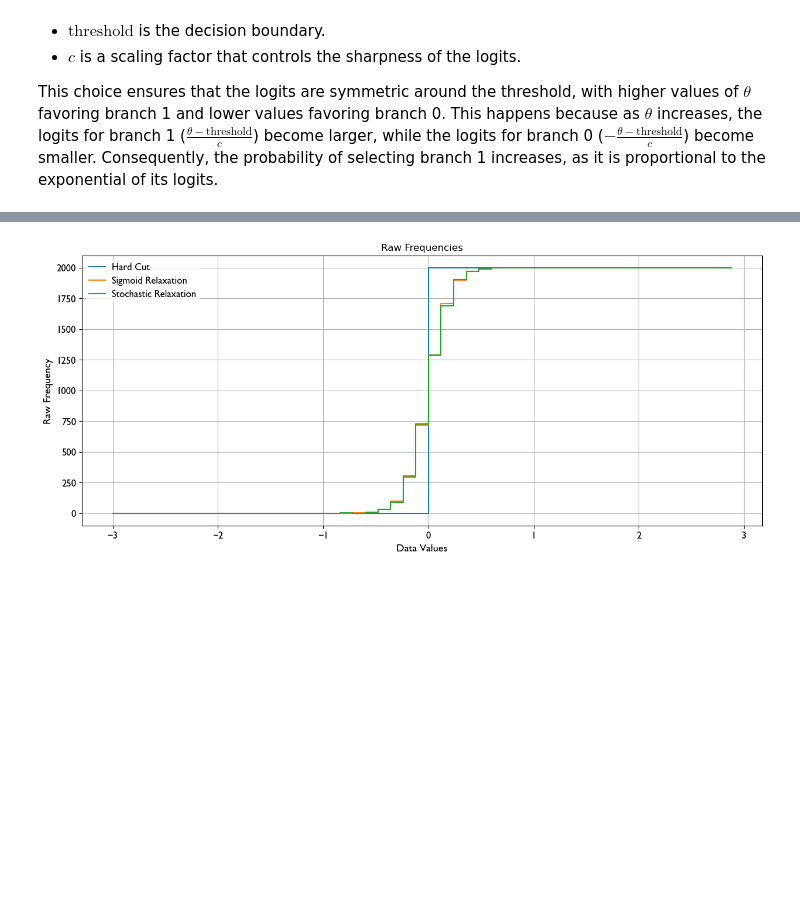
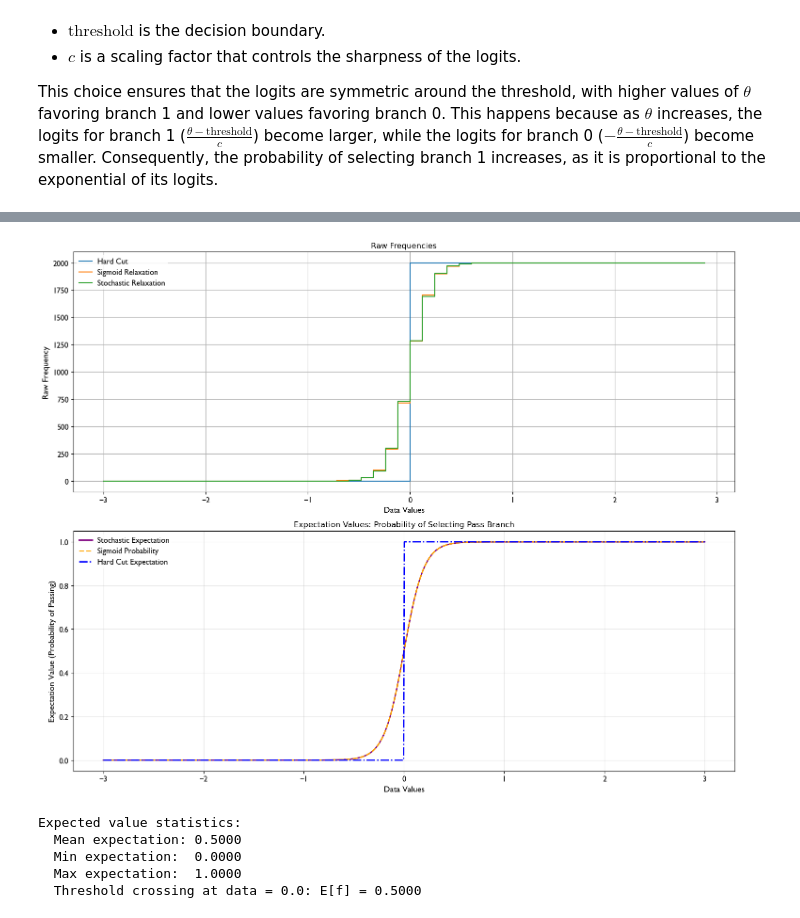
Before and after one commit to MoAly98/mellowgate, a Jupyter notebook: tutorial_cut_relaxation.ipynb, the cells around one changed output, grey strips where cells are left out. Saved outputs shown, nothing was run; the diff lists cells and outputs as text; code cells hidden in the pictures; blank space fills up the shorter version.

```diff
--- a/tutorial_cut_relaxation.ipynb
+++ b/tutorial_cut_relaxation.ipynb
@@ -182,7 +180,7 @@ data = jnp.linspace(-3, 3, 100000)
 # %%
 # Apply cuts
 hard_cut_result = data[data > threshold]
-sigmoid_weights = 1 / (1 + jnp.exp(-10 * (data - threshold)))
+sigmoid_weights = 1 / (1 + jnp.exp(-(data - threshold)/temp))
 sigmoid_result = data
 
 # Sample branch indices using mellowgate
@@ -195,28 +193,67 @@ sampled_branch_indices = problem.sample_branch(data, num_samples=num_samples, ke
 pass_mask = sampled_branch_indices.flatten() == 0
 stochastic_result = data[pass_mask]
 # %%
-fig, ax1 = plt.subplots(1, 1, figsize=(15, 6))
+fig, (ax1, ax2) = plt.subplots(2, 1, figsize=(15, 12))
 
-# Left plot: Raw frequencies
+# Top plot: Raw frequencies
 bins = jnp.linspace(-3, 3, 51)
 hard_cut_counts, hard_cut_bins = jnp.histogram(hard_cut_result, bins=bins)
 ax1.plot(hard_cut_bins[:-1], hard_cut_counts, label="Hard Cut", drawstyle="steps-post")
 
 sigmoid_counts, sigmoid_bins = jnp.histogram(sigmoid_result, bins=bins, weights=sigmoid_weights)
 ax1.plot(sigmoid_bins[:-1], sigmoid_counts, label="Sigmoid Relaxation", drawstyle="steps-post")
 
 stochastic_counts, stochastic_bins = jnp.histogram(stochastic_result, bins=bins)
 ax1.plot(stochastic_bins[:-1], stochastic_counts, label="Stochastic Relaxation", drawstyle="steps-post")
 
 ax1.set_xlabel("Data Values")
 ax1.set_ylabel("Raw Frequency")
 ax1.legend(fontsize=10)
 ax1.grid(True)
 ax1.set_title("Raw Frequencies")
 
 apply_gill_sans_font(ax1, legloc="upper left")
+
+# Bottom plot: Expectation values (probability of passing)
+# Compute expectation values for a subset of data for cleaner visualization
+data_subset = jnp.linspace(-3, 3, 1000)
+expected_values = problem.compute_expected_value(data_subset)
+
+# Also compute the sigmoid probability for comparison
+sigmoid_probs = 1 / (1 + jnp.exp(-(data_subset - threshold)/temp))
+
+# Hard cut expectation (step function)
+hard_cut_expectation = (data_subset > threshold).astype(float)
+
+ax2.plot(data_subset, expected_values, label="Stochastic Expectation", color="purple", linewidth=2)
+ax2.plot(data_subset, sigmoid_probs, label="Sigmoid Probability", color="orange", linewidth=2, linestyle="--")
+ax2.plot(data_subset, hard_cut_expectation, label="Hard Cut Expectation", color="blue", linewidth=2, linestyle="-.")
+
+ax2.set_xlabel("Data Values")
+ax2.set_ylabel("Expectation Value (Probability of Passing)")
+ax2.legend(fontsize=10)
+ax2.grid(True, alpha=0.3)
+ax2.set_title("Expectation Values: Probability of Selecting Pass Branch")
+ax2.set_ylim(-0.05, 1.05)
+
+apply_gill_sans_font(ax2, legloc="upper left")
+
+plt.tight_layout()
+plt.show()
+
+# Print some key statistics
+print(f"Expected value statistics:")
+print(f"  Mean expectation: {jnp.mean(expected_values):.4f}")
+print(f"  Min expectation:  {jnp.min(expected_values):.4f}")
+print(f"  Max expectation:  {jnp.max(expected_values):.4f}")
+print(f"  Threshold crossing at data = {threshold}: E[f] = {problem.compute_expected_value(jnp.array([threshold]))[0]:.4f}")
 # %% [output]
-[figure, old version]
+[figure, new version]
+Expected value statistics:
+  Mean expectation: 0.5000
+  Min expectation:  0.0000
+  Max expectation:  1.0000
+  Threshold crossing at data = 0.0: E[f] = 0.5000
 # %%
 # Gradient comparison
 config_gumbel = GumbelSoftmaxConfig(temperature=0.5, num_samples=500, use_straight_through_estimator=True)
```
Also changed, not shown: parts of 11 cells of this notebook, 3 other files.
